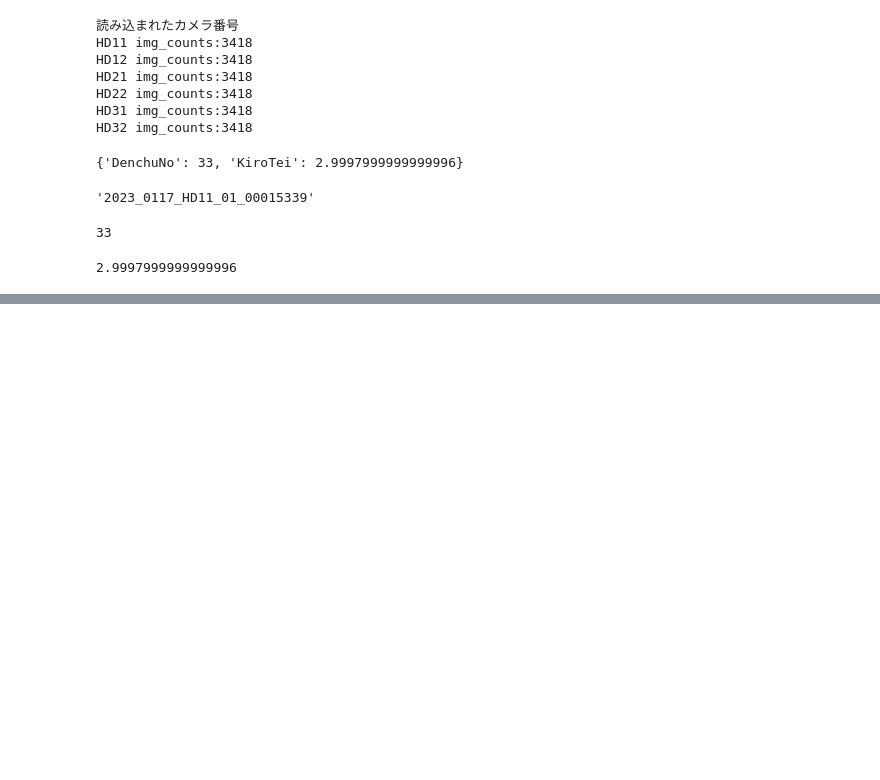
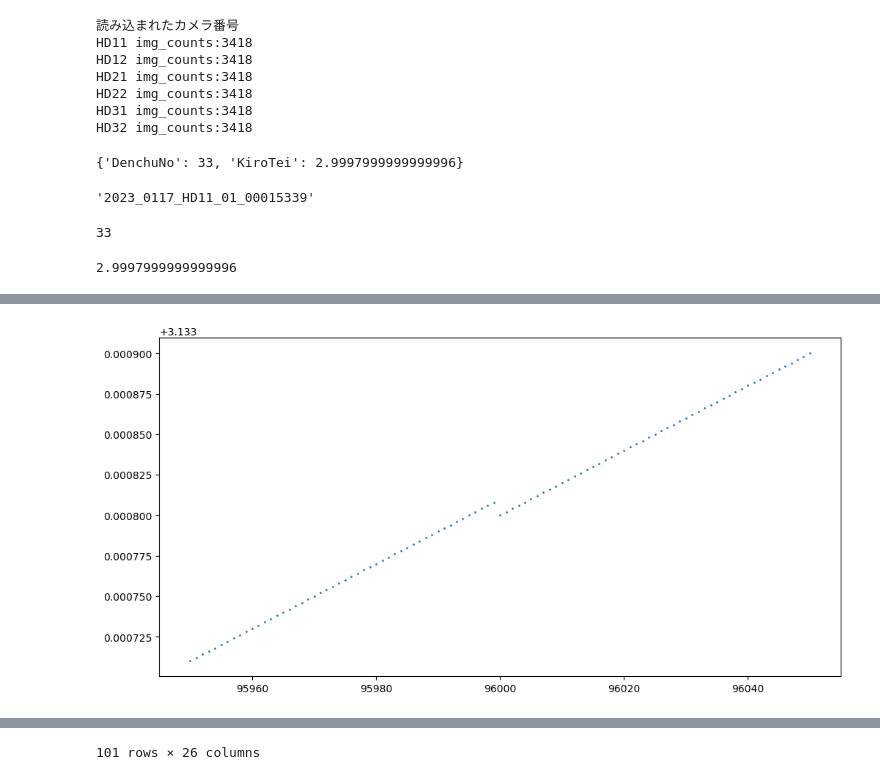
Before and after one commit to esioEptmcDxpt/green-finder, a Jupyter notebook: imgKiro.ipynb, the cells around one changed output, grey strips where cells are left out. Cells and saved outputs as stored; diff of their text form; code cells hidden in the pictures; blank space fills up the shorter version.

```diff
--- a/imgKiro.ipynb
+++ b/imgKiro.ipynb
@@ -324,0 +638,4 @@ NEWSSキロ程に合うように、キロ程をオフセットしました
+# %%
+# NEWSSキロ程を計算して 列`KiroTei_NEWSS`に記録する
+df_tdm = get_Kiro_NEWSS(df_tdm, kiro_offset_dict)
+df_tdm
@@ -326,0 +662,11 @@ NEWSSキロ程に合うように、キロ程をオフセットしました
+# %%
+# 初期設定の情報を出力
+print(f"画像フォルダ名：{dir_area}")
+print(f"基準にする電柱：{pole_num_NEWSS}")
+print(f"　　　　キロ程：{pole_kilo_NEWSS}")
+print(f"検測キロ程ズレ：{pole_kiro_offset}")
+
+images_path = helpers.list_imagespath_nonCache(config.image_dir)
+dir_area = images_path[0]
+
+imgKilo = set_imgKiro(config, dir_area, df_tdm)
@@ -649,0 +1314,6 @@ data['HD11'][image_name.split(".")[0]]['KiroTei']
+# %%
+from glob import glob
+
+output_list = glob(f"output/{dir_area}/HD21/*.csv")
+output_list.sort()
+len(output_list)
@@ -649,0 +1322,10 @@ data['HD11'][image_name.split(".")[0]]['KiroTei']
+# %%
+%%time
+import pandas as pd
+
+
+dfs = []
+for csv_path in output_list:
+    dfs.append(pd.read_csv(csv_path))
+df = pd.concat(dfs, ignore_index=True)
+df
@@ -649,0 +1348,14 @@ data['HD11'][image_name.split(".")[0]]['KiroTei']
+# %%
+import matplotlib.pyplot as plt
+
+# 画像ファイルごとの境界部のキロ程が、ちゃんとつながっているかをチェックする
+target_image_idx = 96
+view_range = 50
+
+df_temp = df.query(f"{target_image_idx * 1000 - view_range} <= ix <= {target_image_idx * 1000 + view_range}")
+plt.figure(figsize=(12,6))
+plt.scatter(df_temp['ix'], df_temp['kiro_tei'], linestyle="None", marker="o", s=1)
+plt.show()
+df_temp
+# %% [output]
+[figure, added]
@@ -649,0 +1374 @@ data['HD11'][image_name.split(".")[0]]['KiroTei']
+101 rows × 26 columns
```
Also changed, not shown: parts of 71 cells of this notebook.
